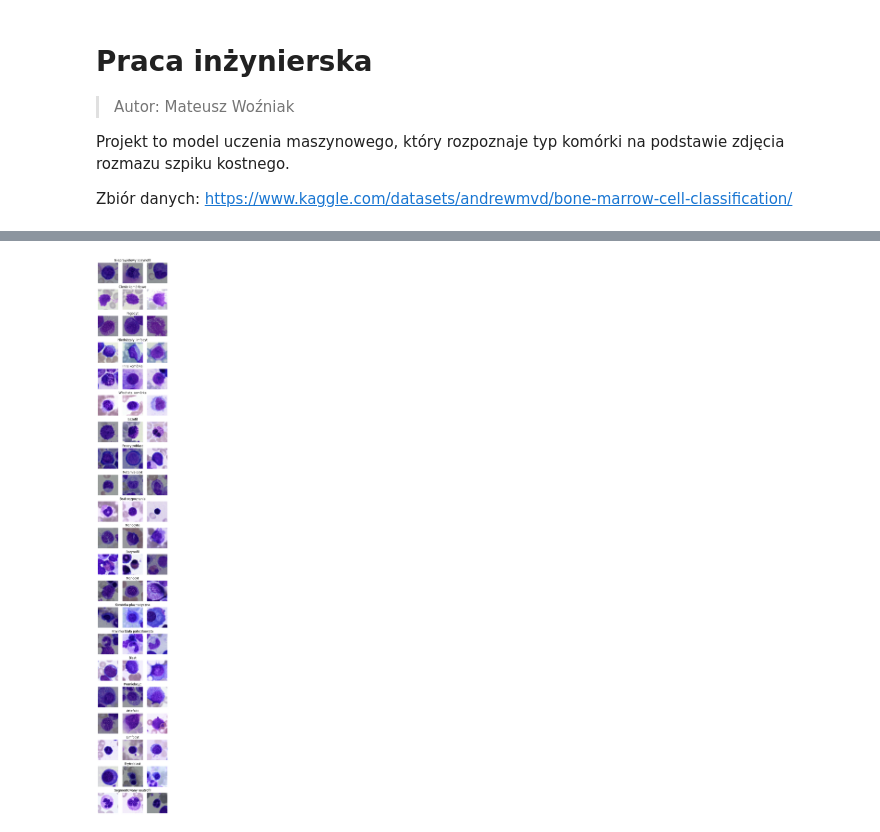
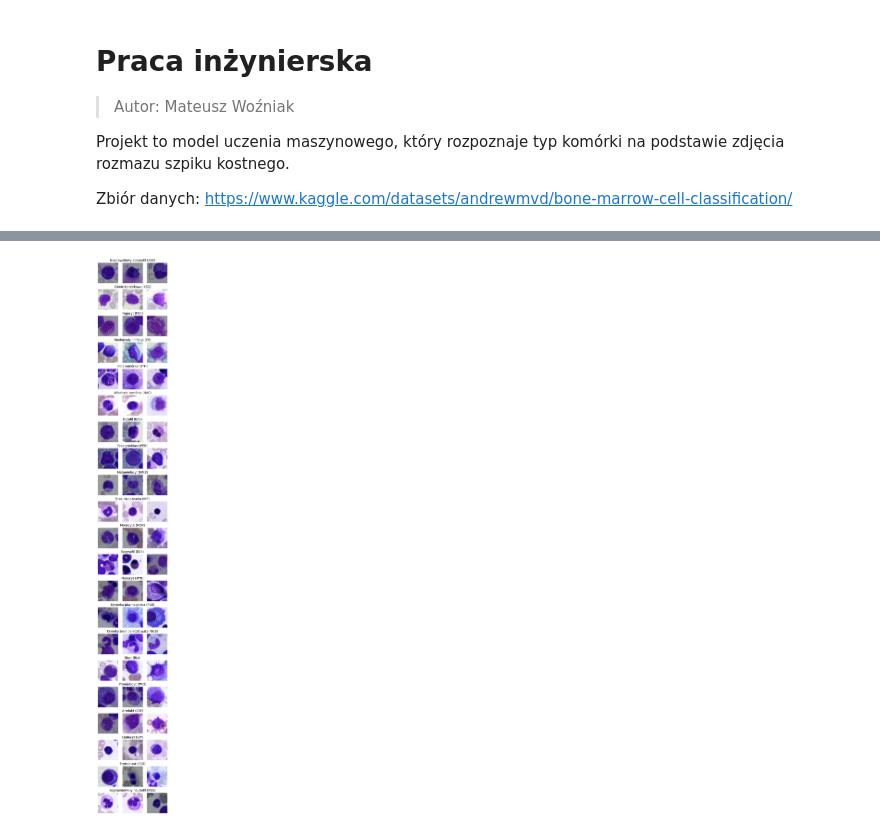
Before and after one commit to matisiekpl/thesis, a Jupyter notebook: main.ipynb, the cells around one changed output, grey strips where cells are left out. Saved outputs shown, nothing was run; the diff lists cells and outputs as text; code cells hidden in the pictures.

```diff
--- a/main.ipynb
+++ b/main.ipynb
@@ -83,16 +66,16 @@ Segmentowany neutrofil: 29424
 # %%
 fig, ax = plt.subplots(len(counts), 3, figsize=(5, 40))
 for key in counts:
     filenames = []
     for r, d, files in os.walk(os.path.join("dataset", key)):
         for file in files:
             filenames.append(os.path.join(r, file))
     for i in range(3):
         I = plt.imread(filenames[i])
         ax[list(counts.keys()).index(key), i].imshow(I)
         ax[list(counts.keys()).index(key), i].axis('off')
         if i == 0:
-            ax[list(counts.keys()).index(key), i+1].set_title(names[key])
+            ax[list(counts.keys()).index(key), i+1].set_title(names[key] + f' ({key})')
 plt.savefig("images_examples.png", bbox_inches="tight")
 # %% [output]
-[figure, old version]
+[figure, new version]
```
Also changed, not shown: parts of 1 cell of this notebook, 9 other files.
